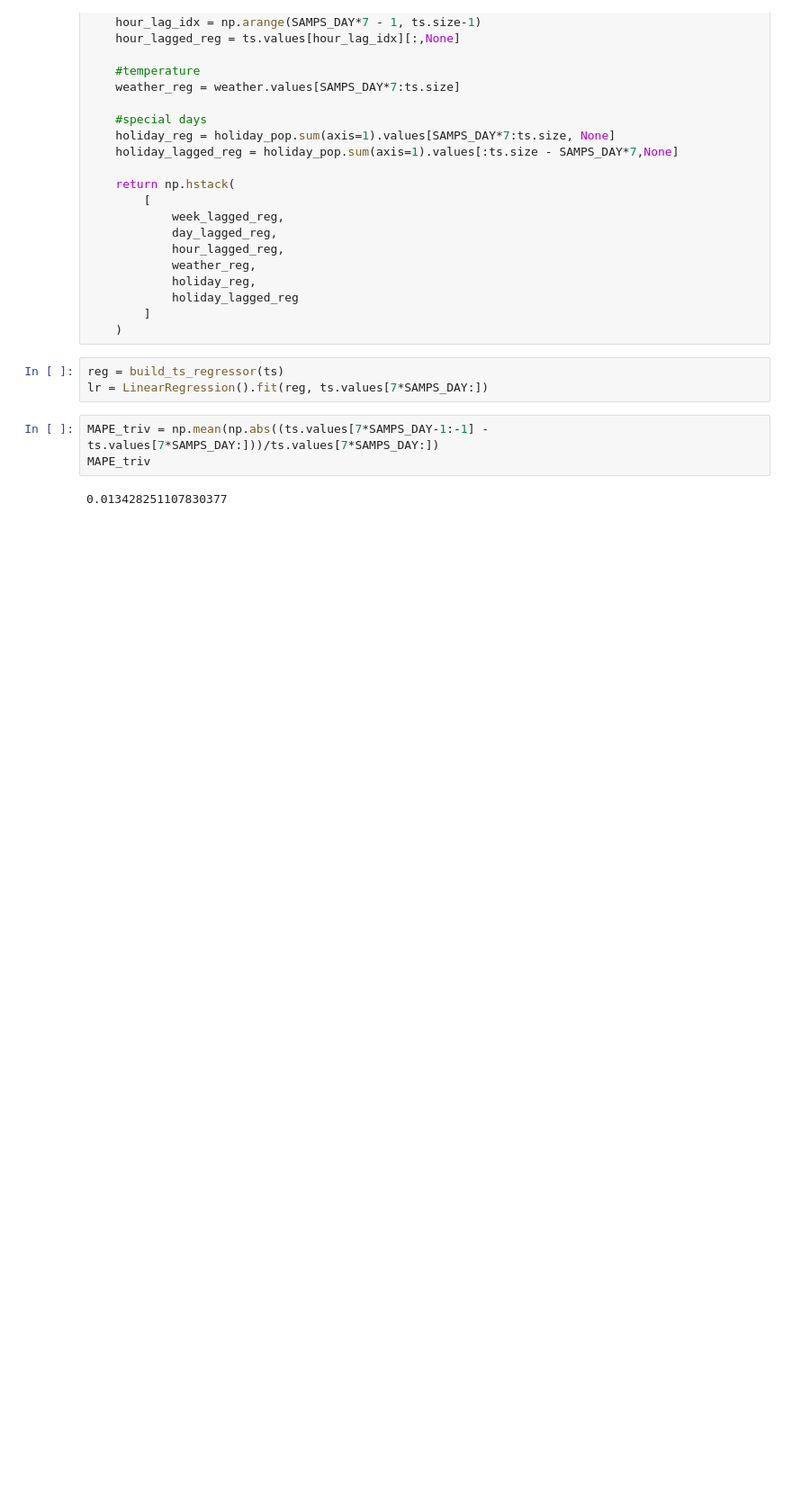
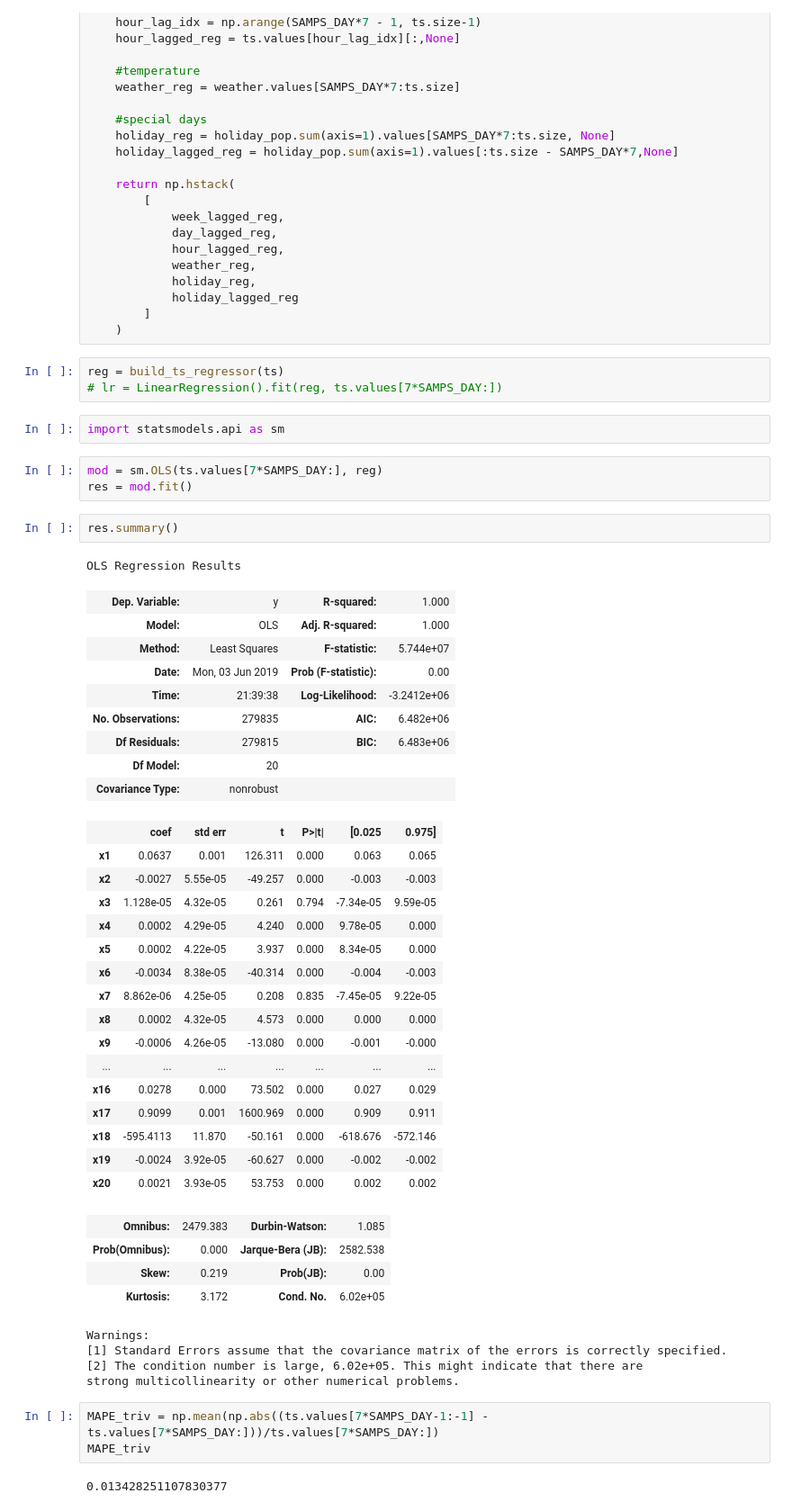
Before and after one commit to ptrcarta/ts_project, a Jupyter notebook: Multiple Equations.ipynb, the cells around one changed output. Shown: that part at 90% size. Saved outputs shown, nothing was run; the diff lists cells and outputs as text; blank space fills up the shorter version.

Commit message:
statsmodels linear regression for confidence intervals

```diff
--- a/Multiple Equations.ipynb
+++ b/Multiple Equations.ipynb
@@ -81,7 +81,49 @@ def build_ts_regressor(ts, fourier_order=4):
     )
 # %%
 reg = build_ts_regressor(ts)
-lr = LinearRegression().fit(reg, ts.values[7*SAMPS_DAY:])
+# lr = LinearRegression().fit(reg, ts.values[7*SAMPS_DAY:])
+# %%
+import statsmodels.api as sm
+# %%
+mod = sm.OLS(ts.values[7*SAMPS_DAY:], reg)
+res = mod.fit()
+# %%
+res.summary()
+# %% [output]
+OLS Regression Results
+| Dep. Variable: | y | R-squared: | 1.000 |
+| Model: | OLS | Adj. R-squared: | 1.000 |
+| Method: | Least Squares | F-statistic: | 5.744e+07 |
+| Date: | Mon, 03 Jun 2019 | Prob (F-statistic): | 0.00 |
+| Time: | 21:39:38 | Log-Likelihood: | -3.2412e+06 |
+| No. Observations: | 279835 | AIC: | 6.482e+06 |
+| Df Residuals: | 279815 | BIC: | 6.483e+06 |
+| Df Model: | 20 |  |  |
+| Covariance Type: | nonrobust |  |  |
+|  | coef | std err | t | P>|t| | [0.025 | 0.975] |
+| x1 | 0.0637 | 0.001 | 126.311 | 0.000 | 0.063 | 0.065 |
+| x2 | -0.0027 | 5.55e-05 | -49.257 | 0.000 | -0.003 | -0.003 |
+| x3 | 1.128e-05 | 4.32e-05 | 0.261 | 0.794 | -7.34e-05 | 9.59e-05 |
+| x4 | 0.0002 | 4.29e-05 | 4.240 | 0.000 | 9.78e-05 | 0.000 |
+| x5 | 0.0002 | 4.22e-05 | 3.937 | 0.000 | 8.34e-05 | 0.000 |
+| x6 | -0.0034 | 8.38e-05 | -40.314 | 0.000 | -0.004 | -0.003 |
+| x7 | 8.862e-06 | 4.25e-05 | 0.208 | 0.835 | -7.45e-05 | 9.22e-05 |
+| x8 | 0.0002 | 4.32e-05 | 4.573 | 0.000 | 0.000 | 0.000 |
+| x9 | -0.0006 | 4.26e-05 | -13.080 | 0.000 | -0.001 | -0.000 |
+| ... | ... | ... | ... | ... | ... | ... |
+| x16 | 0.0278 | 0.000 | 73.502 | 0.000 | 0.027 | 0.029 |
+| x17 | 0.9099 | 0.001 | 1600.969 | 0.000 | 0.909 | 0.911 |
+| x18 | -595.4113 | 11.870 | -50.161 | 0.000 | -618.676 | -572.146 |
+| x19 | -0.0024 | 3.92e-05 | -60.627 | 0.000 | -0.002 | -0.002 |
+| x20 | 0.0021 | 3.93e-05 | 53.753 | 0.000 | 0.002 | 0.002 |
+| Omnibus: | 2479.383 | Durbin-Watson: | 1.085 |
+| Prob(Omnibus): | 0.000 | Jarque-Bera (JB): | 2582.538 |
+| Skew: | 0.219 | Prob(JB): | 0.00 |
+| Kurtosis: | 3.172 | Cond. No. | 6.02e+05 |
+Warnings:
+[1] Standard Errors assume that the covariance matrix of the errors is correctly specified.
+[2] The condition number is large, 6.02e+05. This might indicate that there are
+strong multicollinearity or other numerical problems.
 # %%
 MAPE_triv = np.mean(np.abs((ts.values[7*SAMPS_DAY-1:-1] - ts.values[7*SAMPS_DAY:]))/ts.values[7*SAMPS_DAY:])
 MAPE_triv
```
Also changed, not shown: parts of 6 cells of this notebook.
